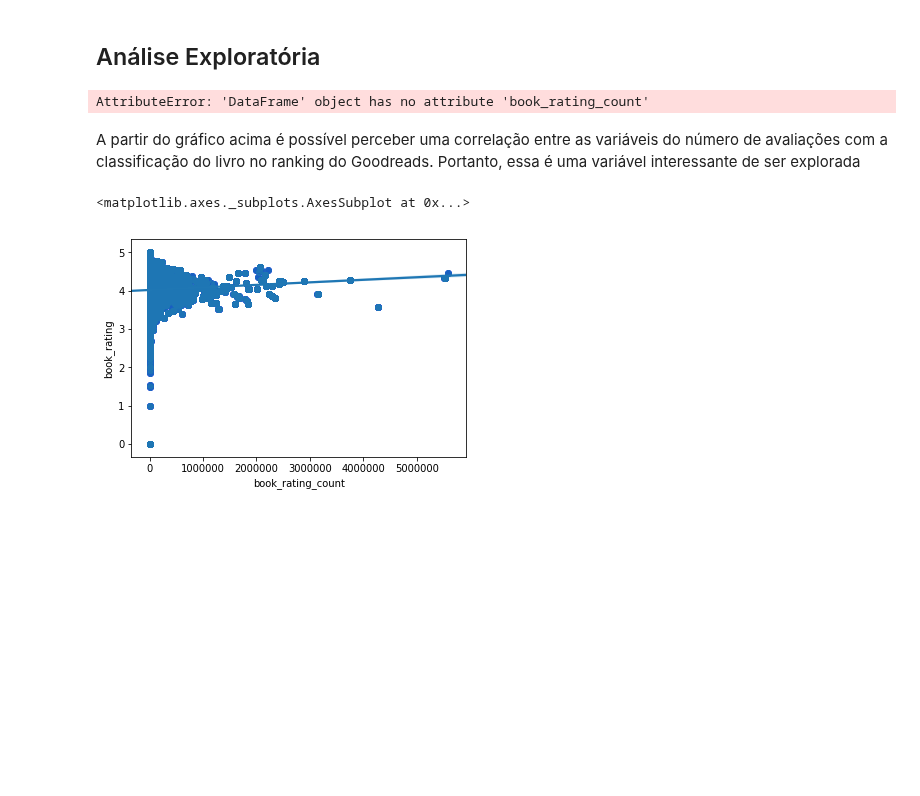
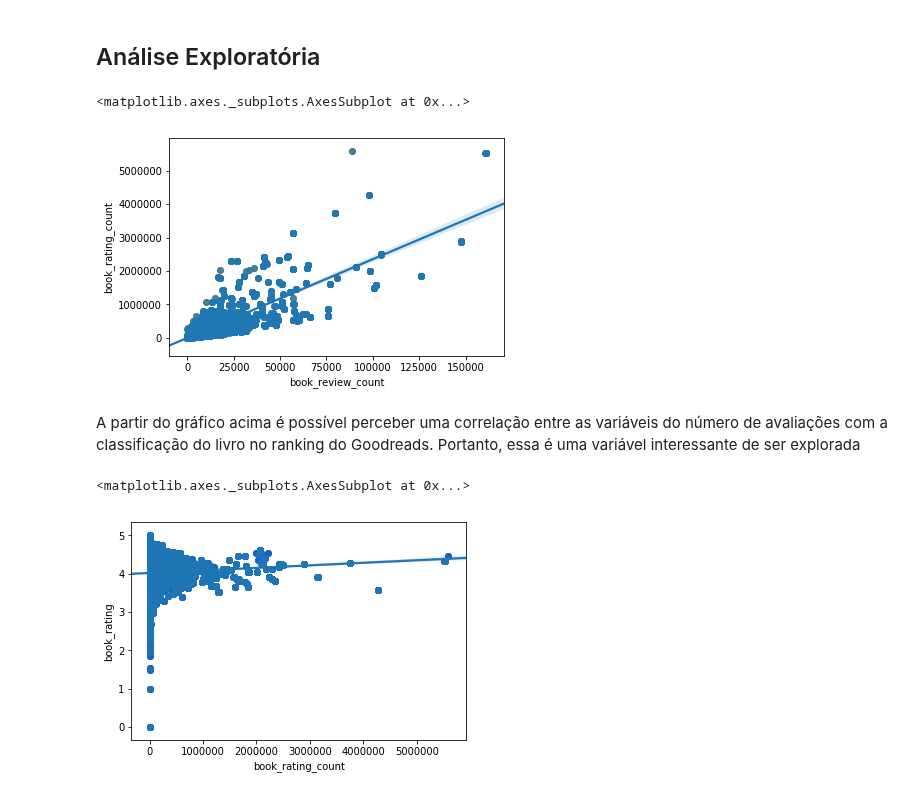
Before and after one commit to PedroHMenezes/PF_Book_rating, a Jupyter notebook: Books.ipynb, the cells around one changed output. Saved outputs shown, nothing was run; the diff lists cells and outputs as text; code cells hidden in the pictures; blank space fills up the shorter version.

```diff
--- a/Books.ipynb
+++ b/Books.ipynb
@@ -45,9 +45,10 @@ csv.head()
 ## Análise Exploratória
 # %%
 plt.scatter(csv.book_review_count, csv.book_rating_count, color='orange')
-seaborn.regplot(x=csv.book_review_count,y=csv.book_rating)
+seaborn.regplot(x=csv.book_review_count,y=csv.book_rating_count)
 # %% [output]
-AttributeError: 'DataFrame' object has no attribute 'book_rating_count'
+<matplotlib.axes._subplots.AxesSubplot at 0x...>
+[figure, added]
 # %% [markdown]
 A partir do gráfico acima é possível perceber uma correlação entre as variáveis do número de avaliações com a classificação do livro no ranking do Goodreads. Portanto, essa é uma variável interessante de ser explorada
 # %%
```
Also changed, not shown: parts of 8 cells of this notebook.
